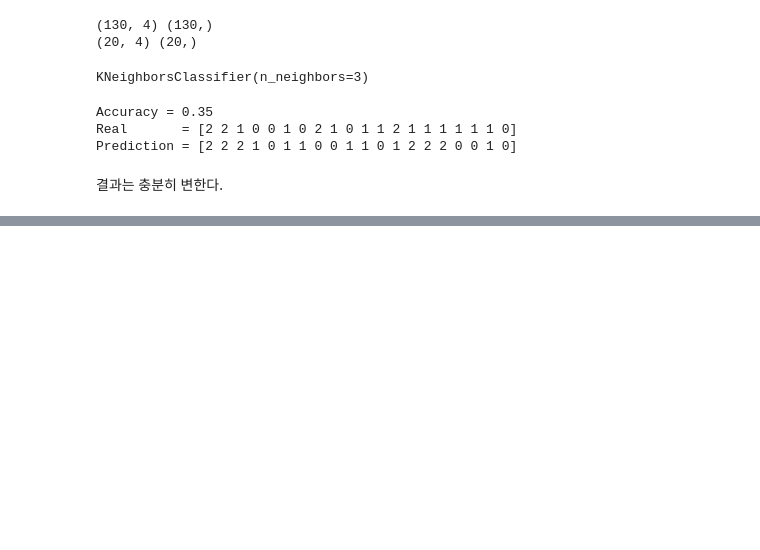
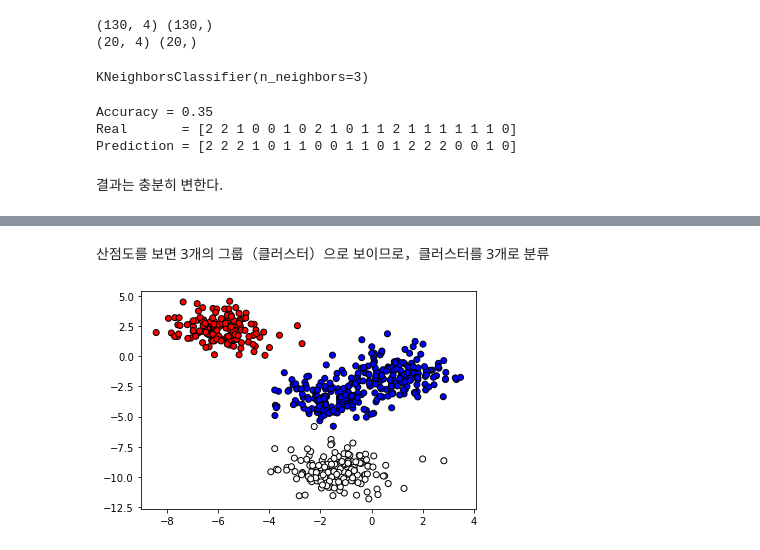
Before and after one commit to yrohh/Python, a Jupyter notebook: Study/데이터사이언스교과서/6장.ipynb, the cells around one changed output, grey strips where cells are left out. Saved outputs shown, nothing was run; the diff lists cells and outputs as text; code cells hidden in the pictures; blank space fills up the shorter version.

```diff
--- a/Study/데이터사이언스교과서/6장.ipynb
+++ b/Study/데이터사이언스교과서/6장.ipynb
@@ -1143,0 +1177,12 @@ Prediction = [2 2 2 1 0 1 1 0 0 1 1 0 1 2 2 2 0 0 1 0]
+# %% [markdown]
+산점도를 보면 3개의 그룹（클러스터）으로 보이므로，클러스터를 3개로 분류
+# %%
+kmeans = KMeans(n_clusters=3) # k가 3인 KMeans 모델을 만듦.
+y_train_est = kmeans.fit_predict(X_train) # Kmeans 모델에 X값 입력.
+#print(y_train_est[0:20])
+plt.scatter(X_train[:,0], X_train[:,1], c=y_train_est, cmap=cm.bwr, edgecolors='k')
+
+if FLAG_fig: plt.savefig('fig_kMeans_Blobs_2.png')
+plt.show()
+# %% [output]
+[figure, added]
```
Also changed, not shown: parts of 72 cells of this notebook.
